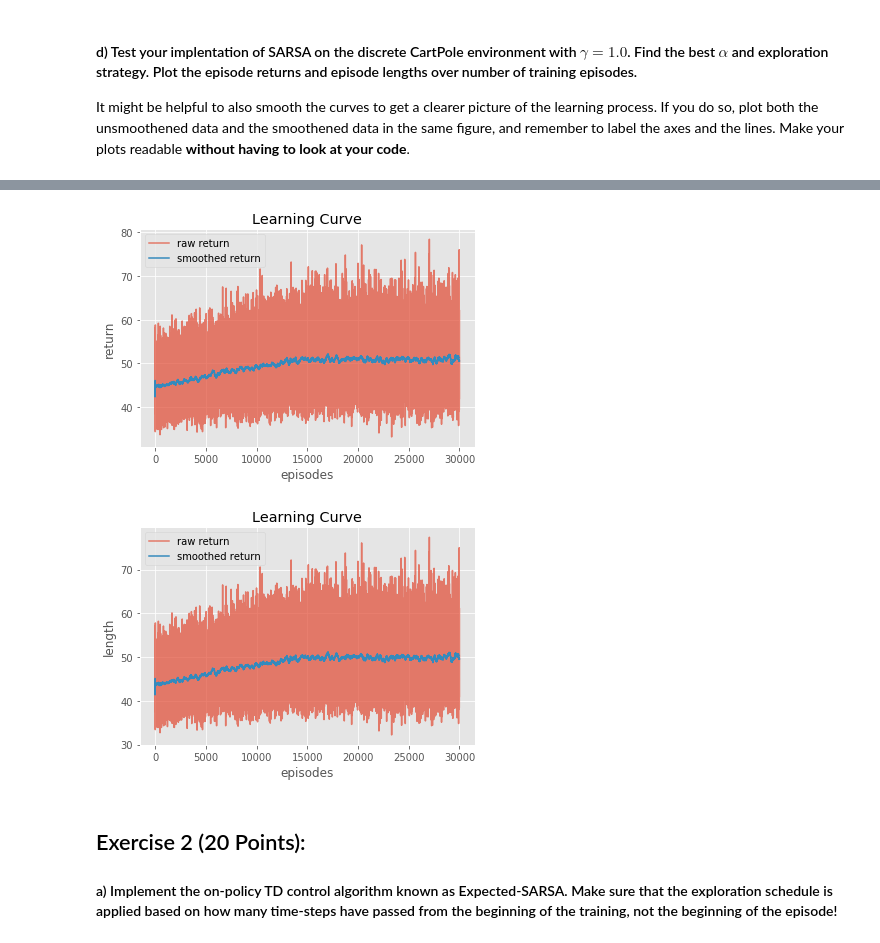
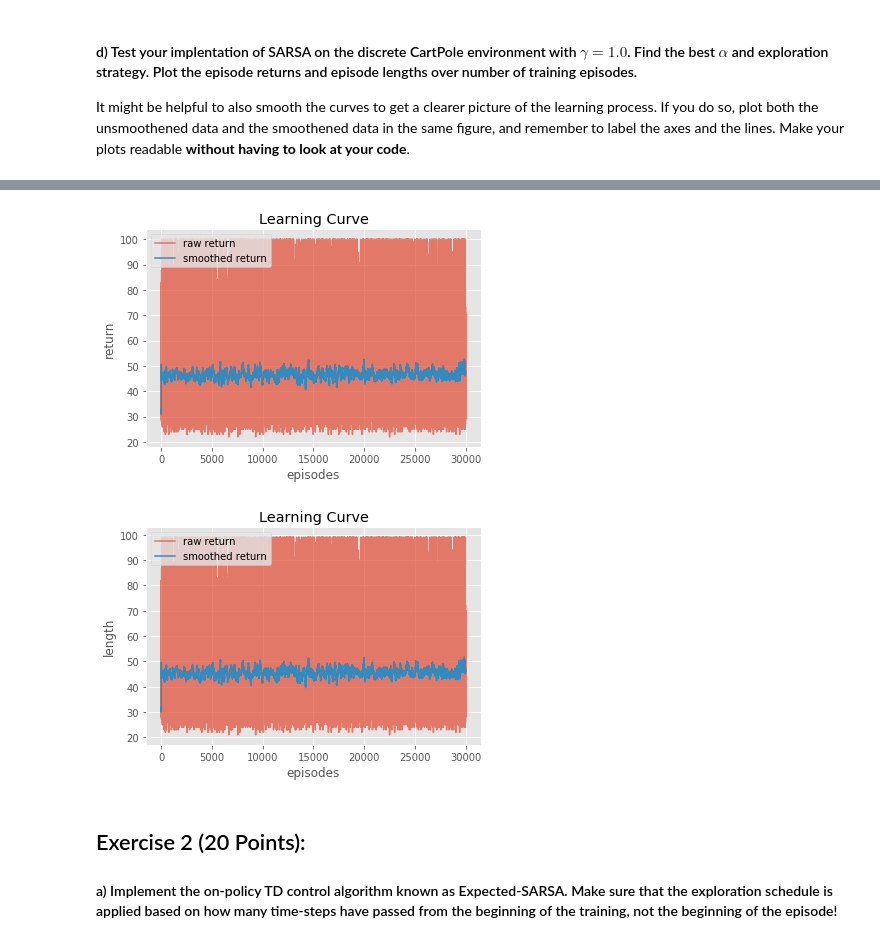
Before and after one commit to merchant98/Reninforcement-Learning, a Jupyter notebook: notebook_td_Xupeng_Zhu.ipynb, the cells around one changed output, grey strips where cells are left out. Drawn from its saved outputs; the diff is of its cells as text; code cells hidden in the pictures.

```diff
--- a/notebook_td_Xupeng_Zhu.ipynb
+++ b/notebook_td_Xupeng_Zhu.ipynb
@@ -328,14 +319,14 @@ YOUR ANSWER HERE _In the slippery situation, SARSA will lean the optimal policy
 It might be helpful to also smooth the curves to get a clearer picture of the learning process.  If you do so, plot both the unsmoothened data and the smoothened data in the same figure, and remember to label the axes and the lines.  Make your plots readable **without having to look at your code**.
 # %%
 # hint:  you may temporarily change these values to help development, but make sure you set them back before submitting!
-num_runs, num_episodes, num_steps_max = 10, 30_000, 100
+num_runs, num_episodes, num_steps_max = 1, 30_000, 100
 returns_sarsa_cpd = np.empty((num_runs, num_episodes))
 lengths_sarsa_cpd = np.empty((num_runs, num_episodes), dtype=np.int)
 
 for i in tqdm.tnrange(num_runs, desc='Runs'):
     # YOUR CODE HERE
 
-    exploration = LinearSchedule(1, 0, 15_000)
+    exploration = LinearSchedule(0.2, 0.001, 30_000)
     _, returns_sarsa_cpd[i], lengths_sarsa_cpd[i] = sarsa(cartpole_discrete, num_episodes, num_steps_max,
-                                                        alpha=0.1, gamma=1., exploration=exploration)
+                                                        alpha=0.05, gamma=1., exploration=exploration)
 # %% [output]
@@ -353,28 +335,28 @@ HBox(children=(IntProgress(value=0, description='Episodes', max=30000, style=Pro
 # %%
 # YOUR PLOTS HERE
 
 plt.figure()
 returns_sarsa_cpd_mean = returns_sarsa_cpd.mean(0)
 plt.plot(returns_sarsa_cpd_mean, alpha=0.7)
-plt.plot(rolling_average(returns_sarsa_cpd_mean, window_size=200))
+plt.plot(rolling_average(returns_sarsa_cpd_mean, window_size=100))
 plt.legend(['raw return', 'smoothed return'])
 plt.xlabel('episodes')
 plt.ylabel('return')
 plt.title('Learning Curve')
 plt.show()
 
 plt.figure()
 lengths_sarsa_cpd_mean = lengths_sarsa_cpd.mean(0)
 plt.plot(lengths_sarsa_cpd_mean, alpha=0.7)
-plt.plot(rolling_average(lengths_sarsa_cpd_mean, window_size=200))
+plt.plot(rolling_average(lengths_sarsa_cpd_mean, window_size=100))
 plt.legend(['raw return', 'smoothed return'])
 plt.xlabel('episodes')
 plt.ylabel('length')
 plt.title('Learning Curve')
 plt.show()
 # %% [output]
-[figure, old version]
+[figure, new version]
-[figure, old version]
+[figure, new version]
 # %% [markdown]
 ## Exercise 2 (20 Points):
 
```
Also changed, not shown: parts of 16 cells of this notebook.
